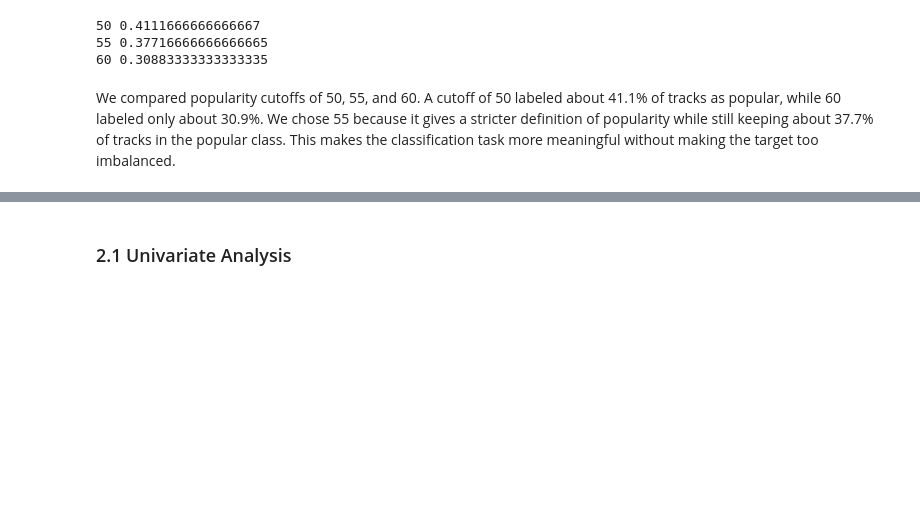
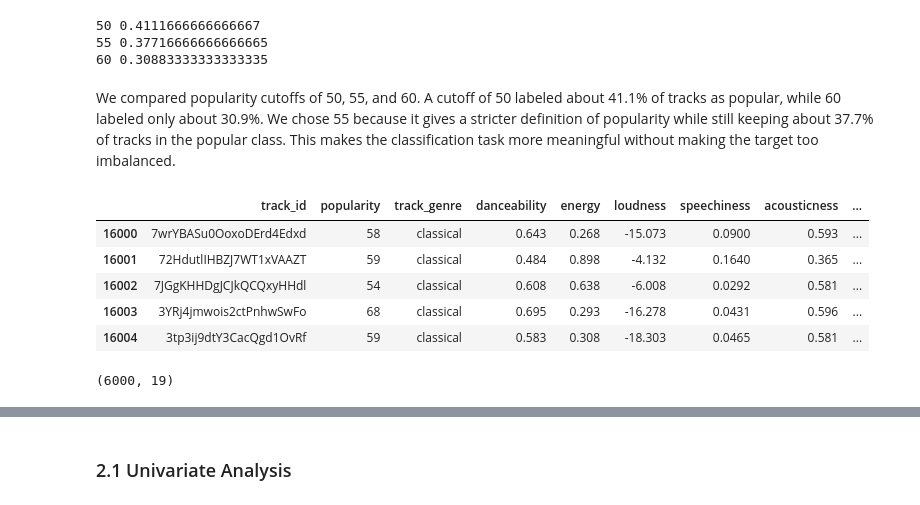
Before and after one commit to yunaxin/dsc80_final_project, a Jupyter notebook: eda_new.ipynb, the cells around one changed output, grey strips where cells are left out. Drawn from its saved outputs; the diff is of its cells as text; code cells hidden in the pictures; blank space fills up the shorter version.

```diff
--- a/eda_new.ipynb
+++ b/eda_new.ipynb
@@ -226,3 +226,19 @@ popularity_cutoff = 55
 cleaned["is_popular"] = cleaned["popularity"] >= popularity_cutoff
 # %% [markdown]
 We compared popularity cutoffs of 50, 55, and 60. A cutoff of 50 labeled about 41.1% of tracks as popular, while 60 labeled only about 30.9%. We chose 55 because it gives a stricter definition of popularity while still keeping about 37.7% of tracks in the popular class. This makes the classification task more meaningful without making the target too imbalanced.
+# %%
+# Final Look
+cleaned.head()
+# %% [output]
+|  | track_id | popularity | track_genre | danceability | energy | loudness | speechiness | acousticness | ... |
+| 16000 | 7wrYBASu0OoxoDErd4Edxd | 58 | classical | 0.643 | 0.268 | -15.073 | 0.0900 | 0.593 | ... |
+| 16001 | 72HdutlIHBZJ7WT1xVAAZT | 59 | classical | 0.484 | 0.898 | -4.132 | 0.1640 | 0.365 | ... |
+| 16002 | 7JGgKHHDgJCJkQCQxyHHdl | 54 | classical | 0.608 | 0.638 | -6.008 | 0.0292 | 0.581 | ... |
+| 16003 | 3YRj4jmwois2ctPnhwSwFo | 68 | classical | 0.695 | 0.293 | -16.278 | 0.0431 | 0.596 | ... |
+| 16004 | 3tp3ij9dtY3CacQgd1OvRf | 59 | classical | 0.583 | 0.308 | -18.303 | 0.0465 | 0.581 | ... |
+# %%
+# After filtering, the dataset contains 6,000 observations and 16 variables.
+# This cleaned dataset will be used for the remainder of our analysis and modeling.
+cleaned.shape
+# %% [output]
+(6000, 19)
```
Also changed, not shown: parts of 6 cells of this notebook.
